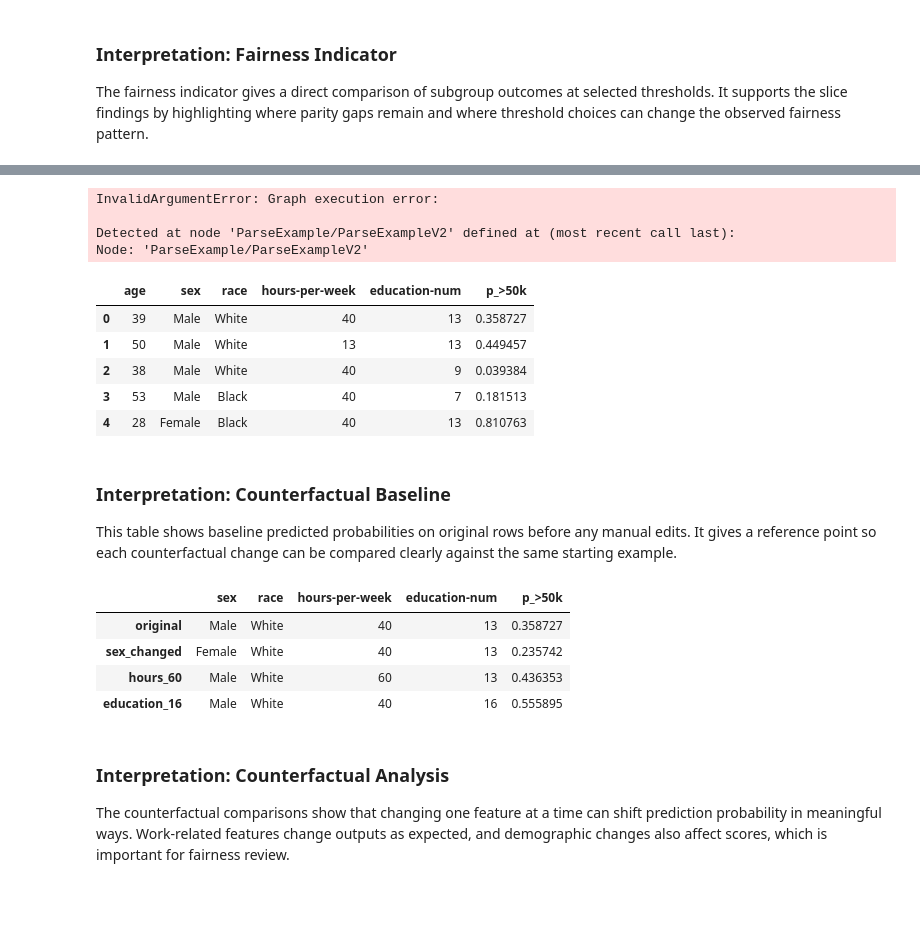
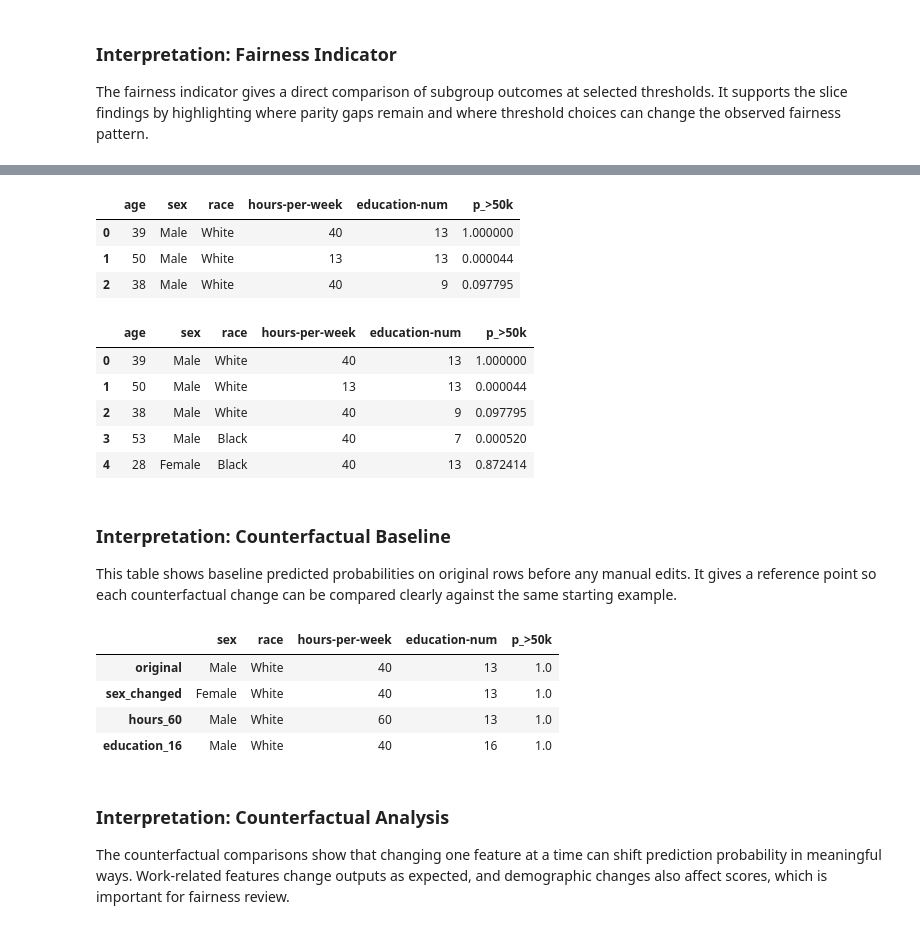
Before and after one commit to SamuelKabuyayaya/COMP-315-Team-Project, a Jupyter notebook: notebooks/tfma_analysis.ipynb, the cells around one changed output, grey strips where cells are left out. Saved outputs shown, nothing was run; the diff lists cells and outputs as text; code cells hidden in the pictures; blank space fills up the shorter version.

Commit message:
Tfma analysis book fixes because it broke last minute again

```diff
--- a/notebooks/tfma_analysis.ipynb
+++ b/notebooks/tfma_analysis.ipynb
@@ -250,19 +221,29 @@ To enable them in other operations, rebuild TensorFlow with the appropriate comp
 # %%
-# build raw tf.Example objects that match serving signature input
+# build tf.Example objects aligned to model serving signature
 FEATURE_KEYS = [
-    'age', 'workclass', 'fnlwgt', 'education', 'education-num',
-    'marital-status', 'occupation', 'relationship', 'race', 'sex',
-    'capital-gain', 'capital-loss', 'hours-per-week', 'native-country',
+    'age', 'workclass', 'education', 'education-num', 'marital-status',
+    'occupation', 'relationship', 'race', 'sex', 'capital-gain',
+    'capital-loss', 'hours-per-week', 'native-country',
 ]
 
-STRING_FEATURES = {
+FLOAT_FEATURES = {
+    'age', 'education-num', 'capital-gain', 'capital-loss', 'hours-per-week',
+}
+
+INT_FEATURES = {
     'workclass', 'education', 'marital-status', 'occupation',
     'relationship', 'race', 'sex', 'native-country',
 }
 
-INT_FEATURES = {
-    'age', 'fnlwgt', 'education-num', 'capital-gain',
-    'capital-loss', 'hours-per-week',
+# simple stable integer encoding for categorical features
+CATEGORY_CODEBOOK = {
+    feature: {
+        value: idx
+        for idx, value in enumerate(
+            sorted(df[feature].dropna().astype(str).str.strip().unique())
+        )
+    }
+    for feature in INT_FEATURES
 }
 
 
@@ -274,12 +255,17 @@ def row_to_raw_example(row: pd.Series) -> tf.train.Example:
         if pd.isna(value):
             continue
 
-        if feature_name in STRING_FEATURES:
-            ex.features.feature[feature_name].bytes_list.value.append(
-                str(value).encode('utf-8')
-            )
+        if feature_name in FLOAT_FEATURES:
+            numeric_value = pd.to_numeric(value, errors='coerce')
+            if pd.isna(numeric_value):
+                continue
+            ex.features.feature[feature_name].float_list.value.append(float(numeric_value))
         elif feature_name in INT_FEATURES:
-            ex.features.feature[feature_name].int64_list.value.append(int(value))
+            str_value = str(value).strip()
+            code = CATEGORY_CODEBOOK[feature_name].get(str_value)
+            if code is None:
+                continue
+            ex.features.feature[feature_name].int64_list.value.append(int(code))
 
     return ex
 
@@ -299,7 +284,7 @@ sanity_df[['age', 'sex', 'race', 'hours-per-week', 'education-num', 'p_>50k']]
-InvalidArgumentError: Graph execution error:
-
-Detected at node 'ParseExample/ParseExampleV2' defined at (most recent call last):
-Node: 'ParseExample/ParseExampleV2'
+|  | age | sex | race | hours-per-week | education-num | p_>50k |
+| 0 | 39 | Male | White | 40 | 13 | 1.000000 |
+| 1 | 50 | Male | White | 13 | 13 | 0.000044 |
+| 2 | 38 | Male | White | 40 | 9 | 0.097795 |
 # %%
 # baseline predictions for a small sample
 sample_df = df.head(5).copy()
@@ -307,11 +292,11 @@ sample_df['p_>50k'] = custom_predict_fn(sample_df)
 sample_df[['age', 'sex', 'race', 'hours-per-week', 'education-num', 'p_>50k']]
 # %% [output]
 |  | age | sex | race | hours-per-week | education-num | p_>50k |
-| 0 | 39 | Male | White | 40 | 13 | 0.358727 |
-| 1 | 50 | Male | White | 13 | 13 | 0.449457 |
-| 2 | 38 | Male | White | 40 | 9 | 0.039384 |
-| 3 | 53 | Male | Black | 40 | 7 | 0.181513 |
-| 4 | 28 | Female | Black | 40 | 13 | 0.810763 |
+| 0 | 39 | Male | White | 40 | 13 | 1.000000 |
+| 1 | 50 | Male | White | 13 | 13 | 0.000044 |
+| 2 | 38 | Male | White | 40 | 9 | 0.097795 |
+| 3 | 53 | Male | Black | 40 | 7 | 0.000520 |
+| 4 | 28 | Female | Black | 40 | 13 | 0.872414 |
 # %% [markdown]
 ### Interpretation: Counterfactual Baseline
 
@@ -340,10 +325,10 @@ compare_df['p_>50k'] = custom_predict_fn(compare_df)
 compare_df[['sex', 'race', 'hours-per-week', 'education-num', 'p_>50k']]
 # %% [output]
 |  | sex | race | hours-per-week | education-num | p_>50k |
-| original | Male | White | 40 | 13 | 0.358727 |
-| sex_changed | Female | White | 40 | 13 | 0.235742 |
-| hours_60 | Male | White | 60 | 13 | 0.436353 |
-| education_16 | Male | White | 40 | 16 | 0.555895 |
+| original | Male | White | 40 | 13 | 1.0 |
+| sex_changed | Female | White | 40 | 13 | 1.0 |
+| hours_60 | Male | White | 60 | 13 | 1.0 |
+| education_16 | Male | White | 40 | 16 | 1.0 |
 # %% [markdown]
 ### Interpretation: Counterfactual Analysis
 
```
Also changed, not shown: parts of 6 cells of this notebook.
